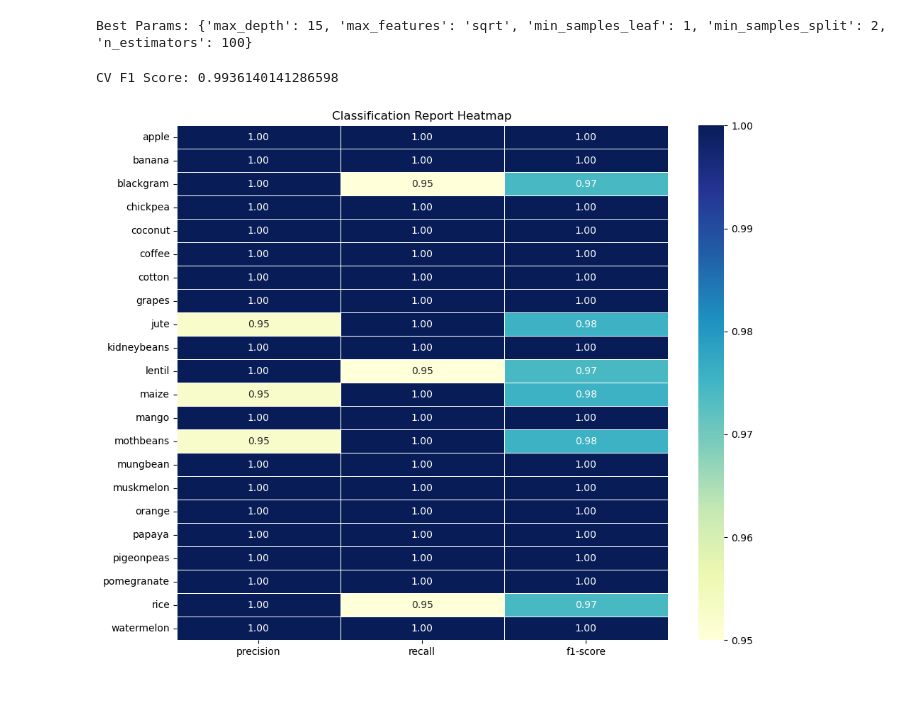
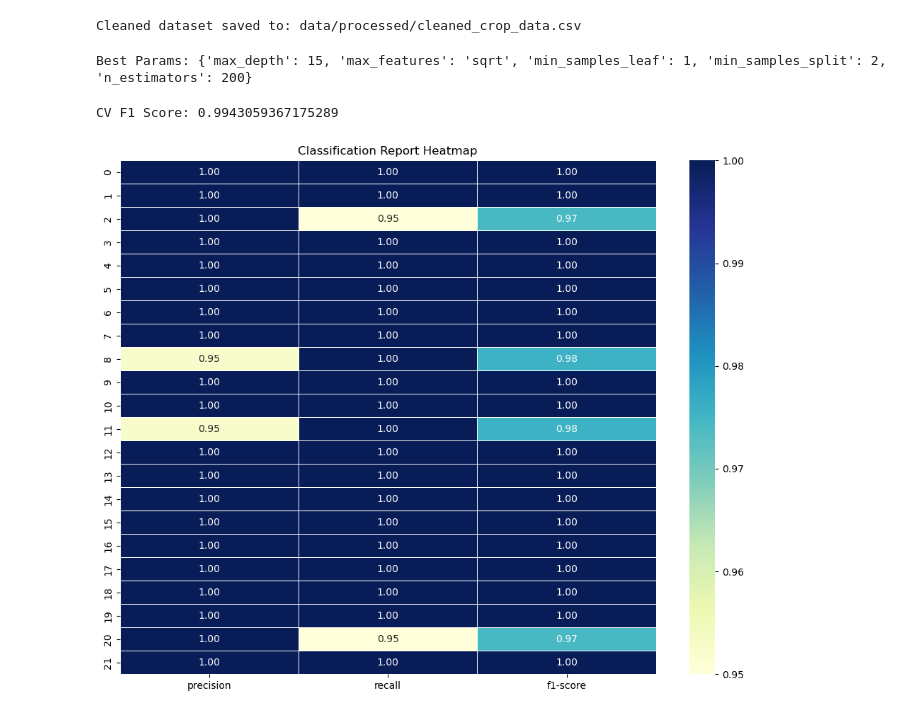
Before and after one commit to TINOZOERAMONA/croprecommendationproject, a Jupyter notebook: notebooks/rf_model.ipynb, the cells around one changed output. Cells and saved outputs as stored; diff of their text form; code cells hidden in the pictures.

```diff
--- a/notebooks/rf_model.ipynb
+++ b/notebooks/rf_model.ipynb
@@ -34,3 +18,16 @@ print(le.classes_) #this prints the crop in the order in which it was encoded, s
+# %%
+from src.preprocessing import CropPreprocessor
+
+preprocessor = CropPreprocessor()
+
+data = preprocessor.preprocess("data/raw/Crop_recommendation.csv")
+# %% [output]
+Cleaned dataset saved to: data/processed/cleaned_crop_data.csv
+# %%
+X_train = data["X_train"]
+X_test = data["X_test"]
+y_train = data["y_train"]
+y_test = data["y_test"]
 # %%
 def classification_metrics(y_actual, y_pred):
     acc = round(accuracy_score(y_actual, y_pred)*100, 2)
@@ -45,5 +39,3 @@ y = df['label']
-# %%
-X_train, X_test, y_train, y_test = train_test_split(X, y, test_size=0.2, random_state=42, stratify=y)
 # %%
 
 #hyperparameter tuning in order to find the best parameters for our random forest model, we will be using grid search cross validation to find the best parameters for our random forest model.
@@ -62,36 +54,36 @@ grid.fit(X_train, y_train)
 
 print("Best Params:", grid.best_params_)
 # %% [output]
-Best Params: {'max_depth': 15, 'max_features': 'sqrt', 'min_samples_leaf': 1, 'min_samples_split': 2, 'n_estimators': 100}
+Best Params: {'max_depth': 15, 'max_features': 'sqrt', 'min_samples_leaf': 1, 'min_samples_split': 2, 'n_estimators': 200}
 # %%
 #evaluating the best model
 rf = grid.best_estimator_
 y_pred = rf.predict(X_test)
 classification_metrics(y_test, y_pred)
 
-scores = cross_val_score(rf, X, y, cv=5, scoring='f1_weighted')
+scores = cross_val_score(rf, X_train, y_train, cv=5, scoring='f1_weighted')
 print("CV F1 Score:", scores.mean())
 
-report = classification_report(y_test, y_pred, target_names=le.classes_, output_dict=True)
+report = classification_report(y_test, y_pred, output_dict=True)
 report_df = pd.DataFrame(report).transpose()
 
 # drop the averages rows if you want only per-class metrics
 report_df = report_df.drop(['accuracy', 'macro avg', 'weighted avg'])
 
 plt.figure(figsize=(10, 8))
 sns.heatmap(
     report_df[['precision', 'recall', 'f1-score']],  # drop support column
     annot=True,
     fmt='.2f',
     cmap='YlGnBu',
     linewidths=0.5
 )
 plt.title("Classification Report Heatmap")
 plt.tight_layout()
 plt.show()
 # %% [output]
-CV F1 Score: 0.9936140141286598
+CV F1 Score: 0.9943059367175289
-[figure, old version]
+[figure, new version]
 # %%
 #virtualization of the confusion matrix
 cm = confusion_matrix(y_test, y_pred)
```
Also changed, not shown: parts of 9 cells of this notebook, 9 other files.
